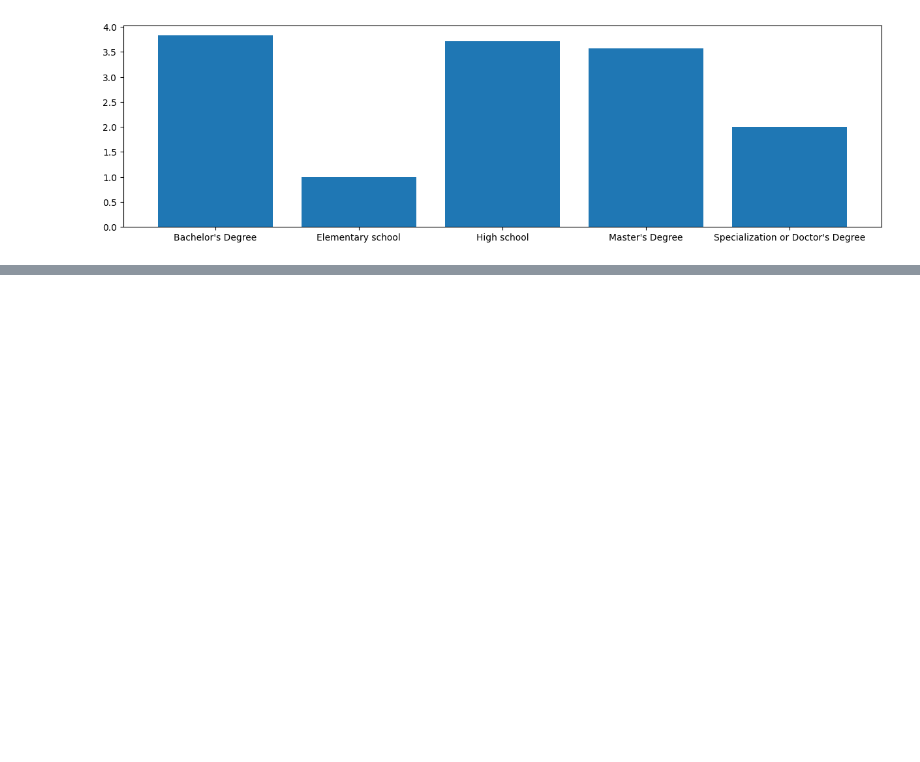
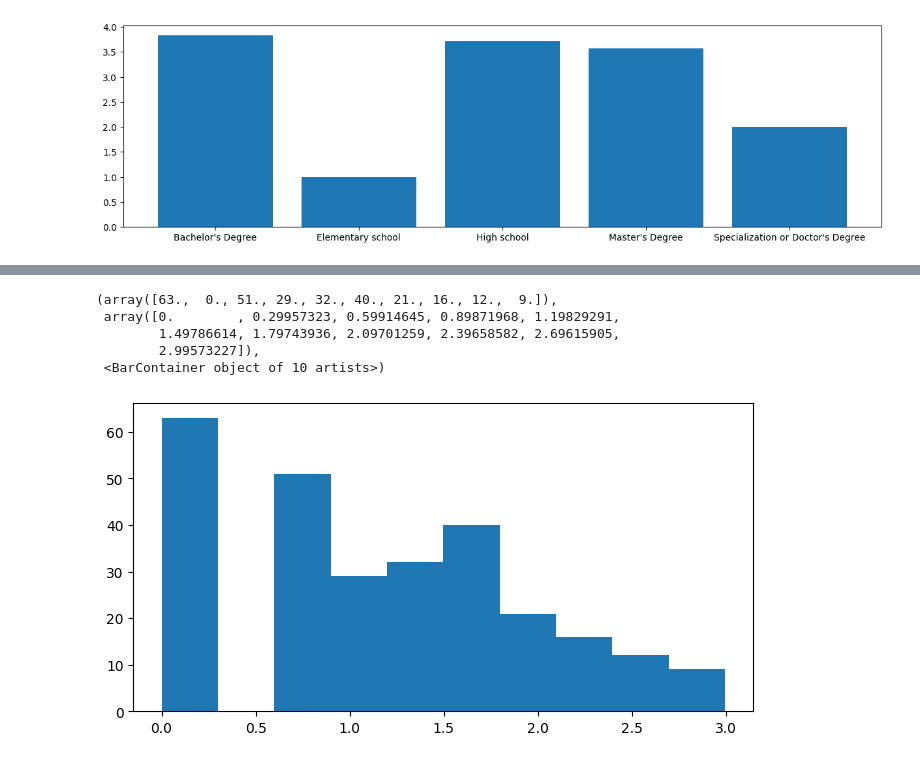
Before and after one commit to Mkranj/ML_predicting_anxiety, a Jupyter notebook: predicting_anxiety.ipynb, the cells around one changed output, grey strips where cells are left out. Drawn from its saved outputs; the diff is of its cells as text; code cells hidden in the pictures; blank space fills up the shorter version.

```diff
--- a/predicting_anxiety.ipynb
+++ b/predicting_anxiety.ipynb
@@ -186,0 +192,4 @@ mtplot.rcParams['figure.figsize'] = (8, 4)
+# %%
+anx_data["DASS_A_log"] = np.log(anx_data["DASS_A"] + 1)
+
+anx_data
@@ -186,0 +210,9 @@ mtplot.rcParams['figure.figsize'] = (8, 4)
+# %%
+mtplot.hist(anx_data.DASS_A_log)
+# %% [output]
+(array([63.,  0., 51., 29., 32., 40., 21., 16., 12.,  9.]),
+ array([0.        , 0.29957323, 0.59914645, 0.89871968, 1.19829291,
+        1.49786614, 1.79743936, 2.09701259, 2.39658582, 2.69615905,
+        2.99573227]),
+ <BarContainer object of 10 artists>)
+[figure, added]
```
Also changed, not shown: parts of 20 cells of this notebook.
